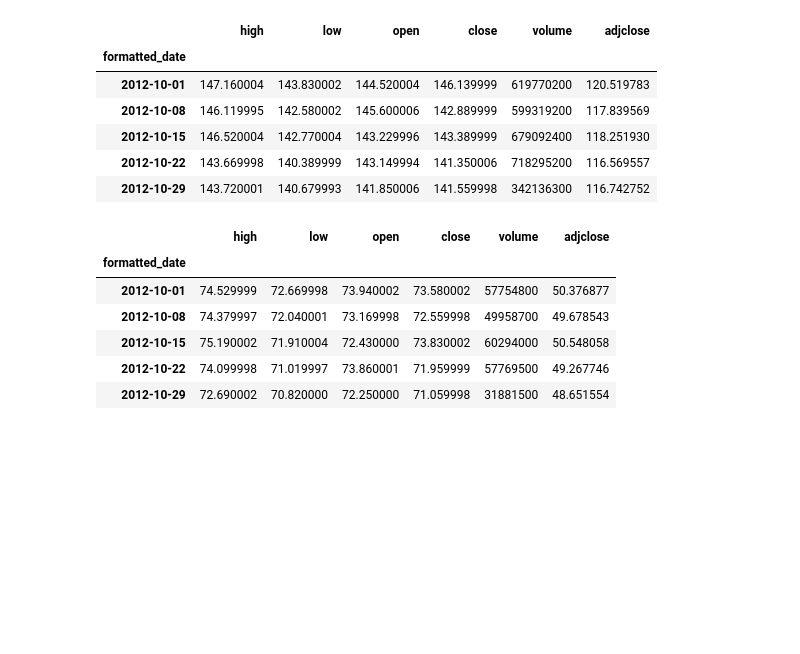
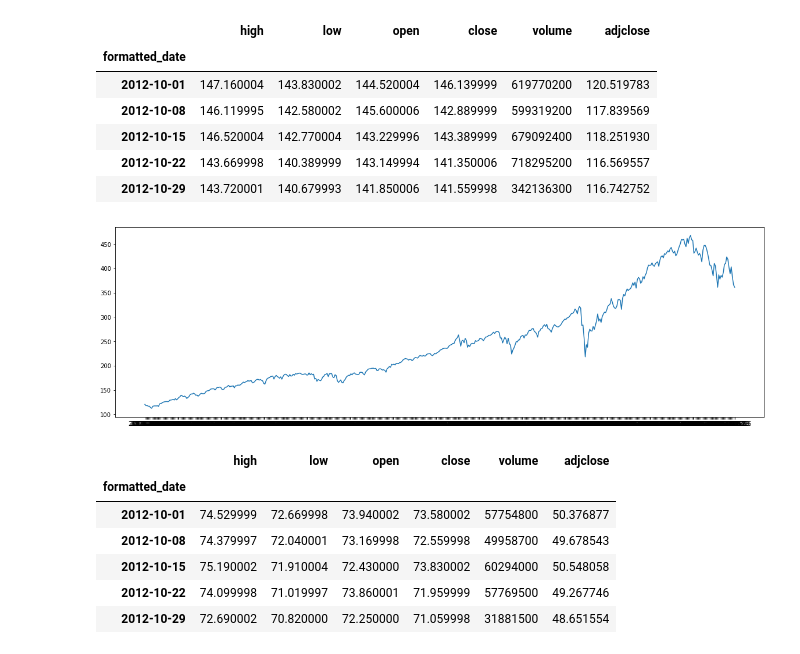
Before and after one commit to krishxx/wqumscfin, a Jupyter notebook: src/MScFE_Capstone.ipynb, the cells around one changed output. Cells and saved outputs as stored; diff of their text form; code cells hidden in the pictures; blank space fills up the shorter version.

```diff
--- a/src/MScFE_Capstone.ipynb
+++ b/src/MScFE_Capstone.ipynb
@@ -26,6 +26,12 @@ spy_df.head()
 | 2012-10-15 | 146.520004 | 142.770004 | 143.229996 | 143.389999 | 679092400 | 118.251930 |
 | 2012-10-22 | 143.669998 | 140.389999 | 143.149994 | 141.350006 | 718295200 | 116.569557 |
 | 2012-10-29 | 143.720001 | 140.679993 | 141.850006 | 141.559998 | 342136300 | 116.742752 |
+# %%
+import matplotlib.pyplot as plt
+fig, ax = plt.subplots(figsize=(20,6));
+ax.plot(spy_df['adjclose']);
+# %% [output]
+[figure, added]
 # %%
 yahoo_financials = YahooFinancials('XLE')
 data = yahoo_financials.get_historical_price_data(start_date='2012-10-01',
```
Also changed, not shown: parts of 3 cells of this notebook.
